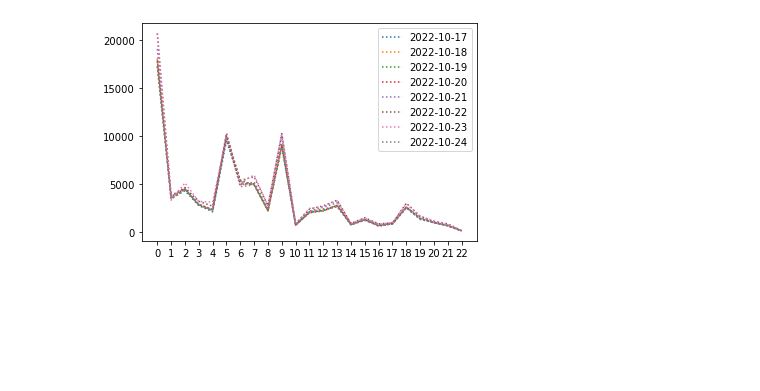
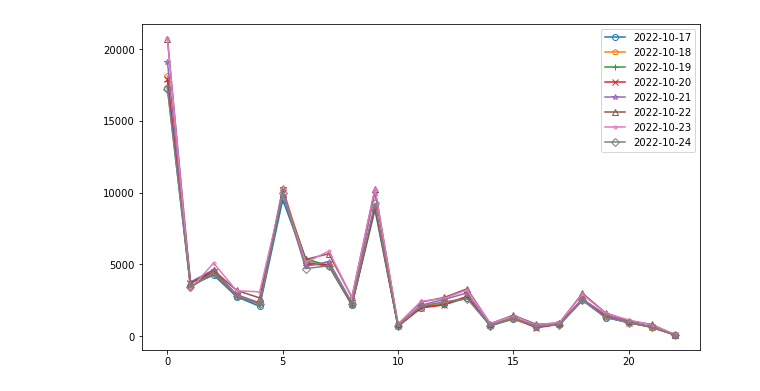
Before and after one commit to zdarktknight/tsl-mt-data-driven-challenge, a Jupyter notebook: data_exploration.ipynb, the cells around one changed output. Drawn from its saved outputs; the diff is of its cells as text; code cells hidden in the pictures; blank space fills up the shorter version.

```diff
--- a/data_exploration.ipynb
+++ b/data_exploration.ipynb
@@ -11,15 +11,20 @@ order_df['dt'] =  pd.to_datetime(order_df['dt'])
 # %%
 groups = ['dt', 'da_id']
 order_group = order_df.groupby(by=groups)
-order_count_by_da = order_group['order_id'].count()
-order_count_by_da = order_count_by_da.to_frame(name='count')
+order_count_by_dt = order_group['order_id'].count()
+order_count_by_dt = order_count_by_dt.to_frame(name='count')
 
-for d, grp in order_count_by_da.groupby('dt'):
+markers = (m for m in ['o', 'p', '+', 'x', '*', '^', '.', 'D'])
+
+fig = plt.figure()
+fig.set_size_inches(10, 6)
+for d, grp in order_count_by_dt.groupby('dt'):
     grp = grp.reset_index(drop=False)
     # if label.date() == dt.date.fromisoformat('2022-10-17'):
-    grp['count'].plot(style=':',xticks=grp['da_id'],label=d.date())
+    plt.plot(grp['da_id'], grp['count'], marker=next(markers),   markerfacecolor='none', label=d.date())
+    # grp['count'].plot(style='--o',xticks=grp['da_id'],label=d.date())
 
 plt.legend()
 plt.show()
 # %% [output]
-[figure, old version]
+[figure, new version]
```
Also changed, not shown: parts of 2 cells of this notebook.
